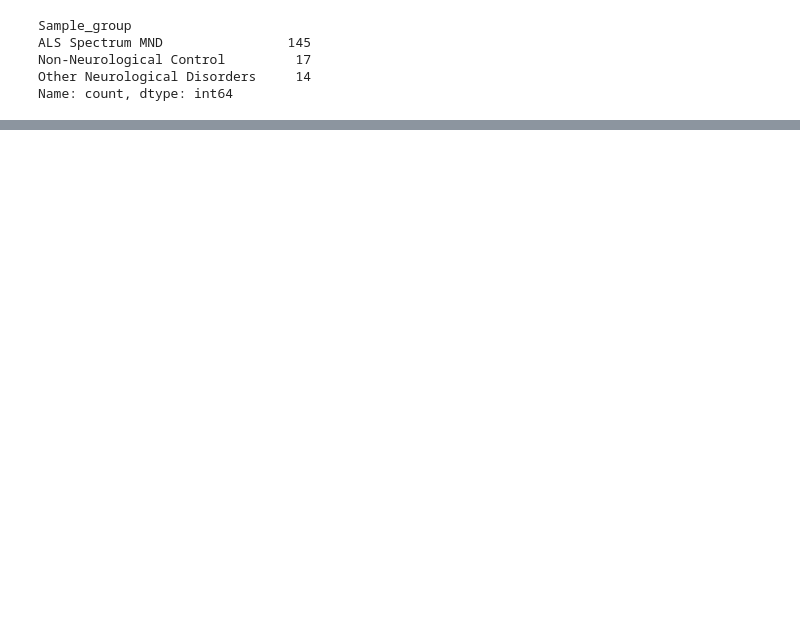
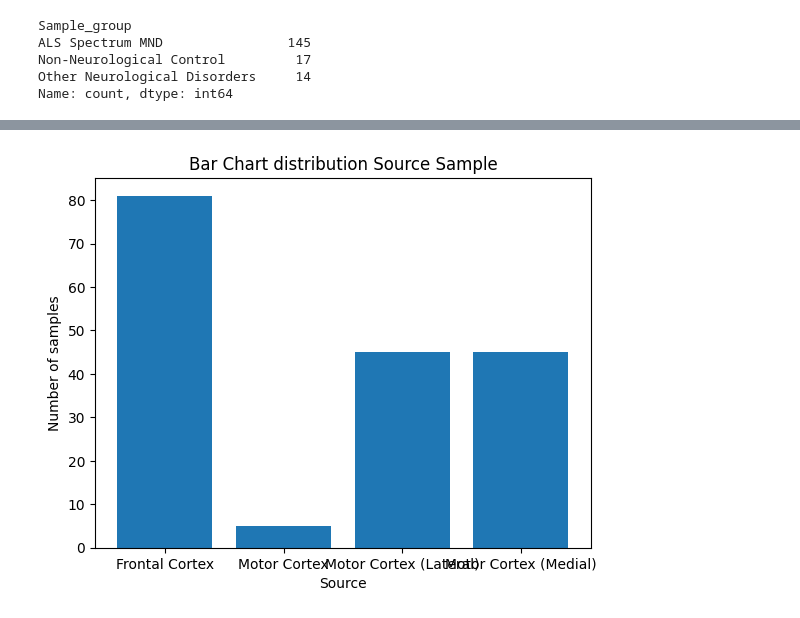
Before and after one commit to lenorabuggenhoudt/BioInfo, a Jupyter notebook: data_extraction.ipynb, the cells around one changed output, grey strips where cells are left out. Saved outputs shown, nothing was run; the diff lists cells and outputs as text; code cells hidden in the pictures; blank space fills up the shorter version.

```diff
--- a/data_extraction.ipynb
+++ b/data_extraction.ipynb
@@ -199,0 +257,4 @@ KeyError: 'Sample_group'
+# %%
+data_wo_sample_index = c_data.get_data_matrix().reset_index()
+data_by_subregion = data_wo_sample_index.groupby(['Cns_subregion']).count()['Sample_id']
+data_by_subregion # Number of samples per region
@@ -199,0 +324,13 @@ KeyError: 'Sample_group'
+# %%
+# Bar charts for Sources
+plt.bar(data_by_subregion.index, data_by_subregion.values)
+
+# Add titles and labels
+plt.title('Bar Chart distribution Source Sample')
+plt.xlabel('Source')
+plt.ylabel('Number of samples')
+
+# Show the chart
+plt.show()
+# %% [output]
+[figure, added]
```
Also changed, not shown: parts of 22 cells of this notebook.
